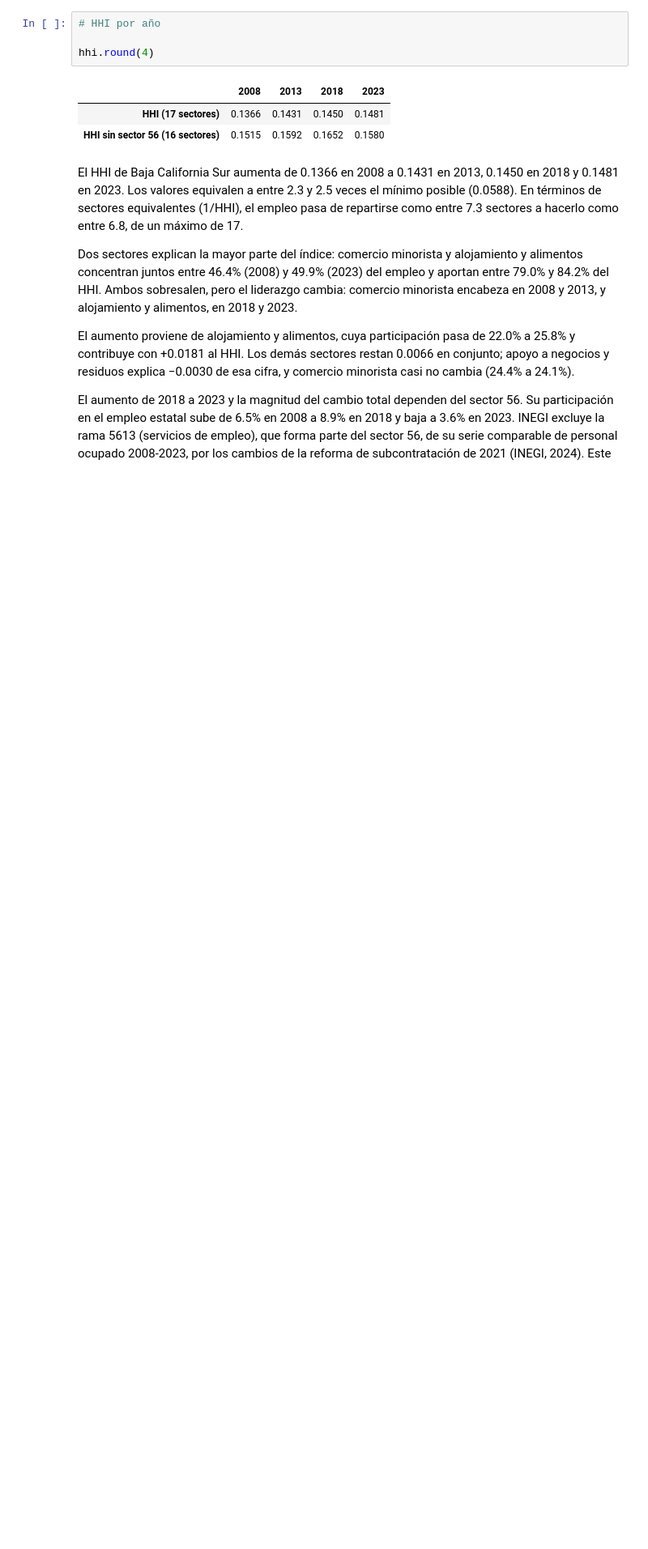
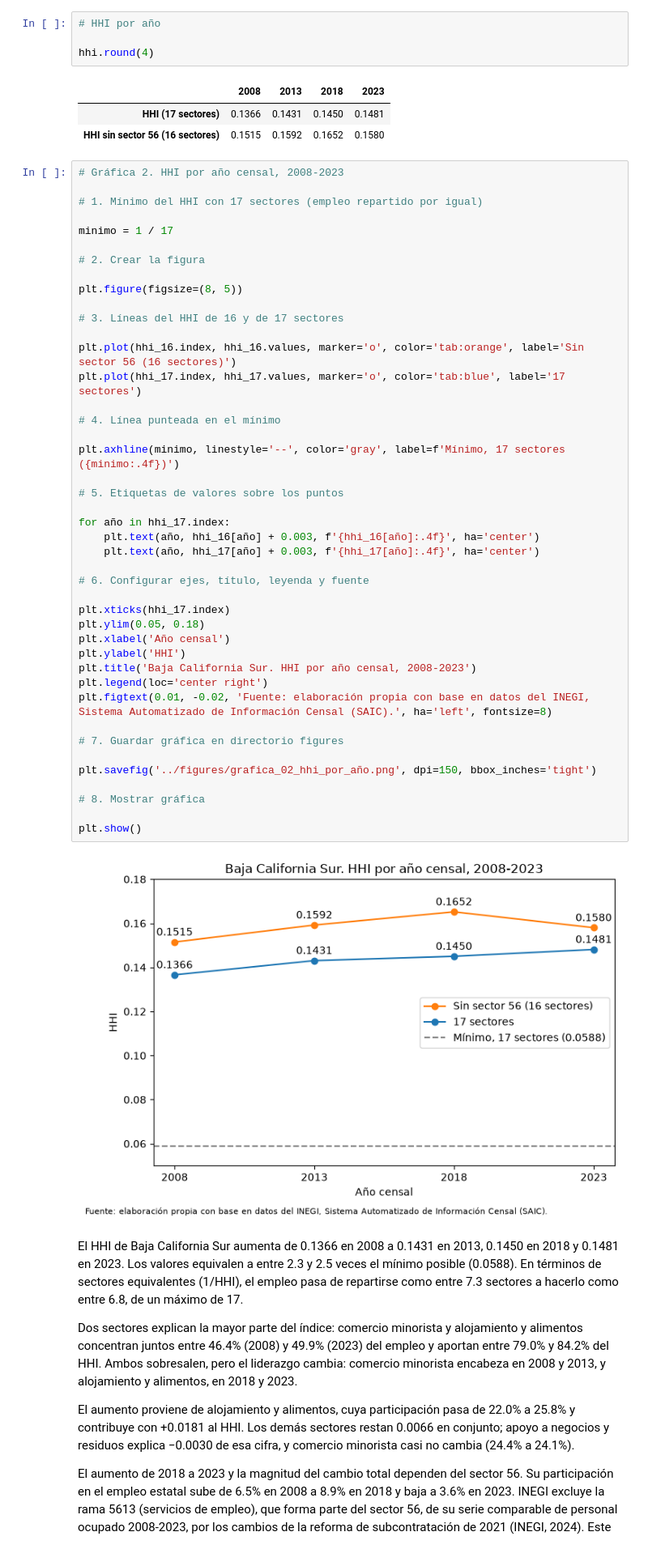
Before and after one commit to Jose-Castanedas/coeficiente_localizacion, a Jupyter notebook: notebook/coeficiente_localizacion_bcs.ipynb, the cells around one changed output. Shown at 81% size. Cells and saved outputs as stored; diff of their text form; blank space fills up the shorter version.

Commit message:
feat: agrega código para generar gráfica 2

```diff
--- a/notebook/coeficiente_localizacion_bcs.ipynb
+++ b/notebook/coeficiente_localizacion_bcs.ipynb
@@ -689,6 +689,51 @@ hhi.round(4)
 |  | 2008 | 2013 | 2018 | 2023 |
 | HHI (17 sectores) | 0.1366 | 0.1431 | 0.1450 | 0.1481 |
 | HHI sin sector 56 (16 sectores) | 0.1515 | 0.1592 | 0.1652 | 0.1580 |
+# %%
+# Gráfica 2. HHI por año censal, 2008-2023
+
+# 1. Mínimo del HHI con 17 sectores (empleo repartido por igual)
+
+minimo = 1 / 17
+
+# 2. Crear la figura
+
+plt.figure(figsize=(8, 5))
+
+# 3. Líneas del HHI de 16 y de 17 sectores
+
+plt.plot(hhi_16.index, hhi_16.values, marker='o', color='tab:orange', label='Sin sector 56 (16 sectores)')
+plt.plot(hhi_17.index, hhi_17.values, marker='o', color='tab:blue', label='17 sectores')
+
+# 4. Línea punteada en el mínimo
+
+plt.axhline(minimo, linestyle='--', color='gray', label=f'Mínimo, 17 sectores ({minimo:.4f})')
+
+# 5. Etiquetas de valores sobre los puntos
+
+for año in hhi_17.index:
+    plt.text(año, hhi_16[año] + 0.003, f'{hhi_16[año]:.4f}', ha='center')
+    plt.text(año, hhi_17[año] + 0.003, f'{hhi_17[año]:.4f}', ha='center')
+
+# 6. Configurar ejes, título, leyenda y fuente
+
+plt.xticks(hhi_17.index)
+plt.ylim(0.05, 0.18)
+plt.xlabel('Año censal')
+plt.ylabel('HHI')
+plt.title('Baja California Sur. HHI por año censal, 2008-2023')
+plt.legend(loc='center right')
+plt.figtext(0.01, -0.02, 'Fuente: elaboración propia con base en datos del INEGI, Sistema Automatizado de Información Censal (SAIC).', ha='left', fontsize=8)
+
+# 7. Guardar gráfica en directorio figures
+
+plt.savefig('../figures/grafica_02_hhi_por_año.png', dpi=150, bbox_inches='tight')
+
+# 8. Mostrar gráfica
+
+plt.show()
+# %% [output]
+[figure, added]
 # %% [markdown]
 El HHI de Baja California Sur aumenta de 0.1366 en 2008 a 0.1431 en 2013, 0.1450 en 2018 y 0.1481 en 2023. Los valores equivalen a entre 2.3 y 2.5 veces el mínimo posible (0.0588). En términos de sectores equivalentes (1/HHI), el empleo pasa de repartirse como entre 7.3 sectores a hacerlo como entre 6.8, de un máximo de 17.
 
```
Also changed, not shown: 1 other file.
